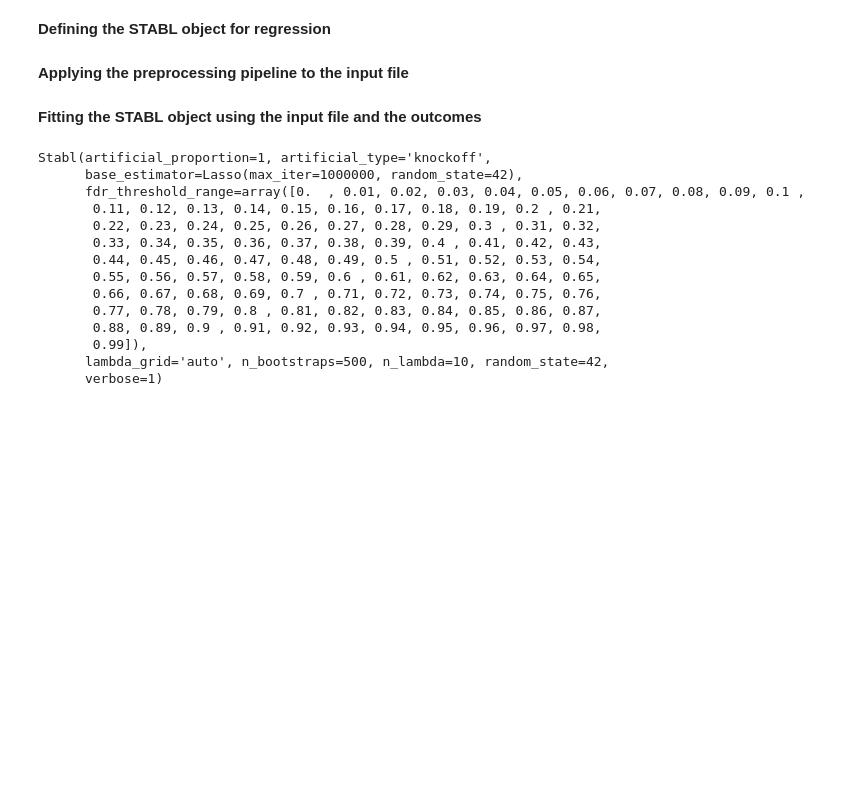
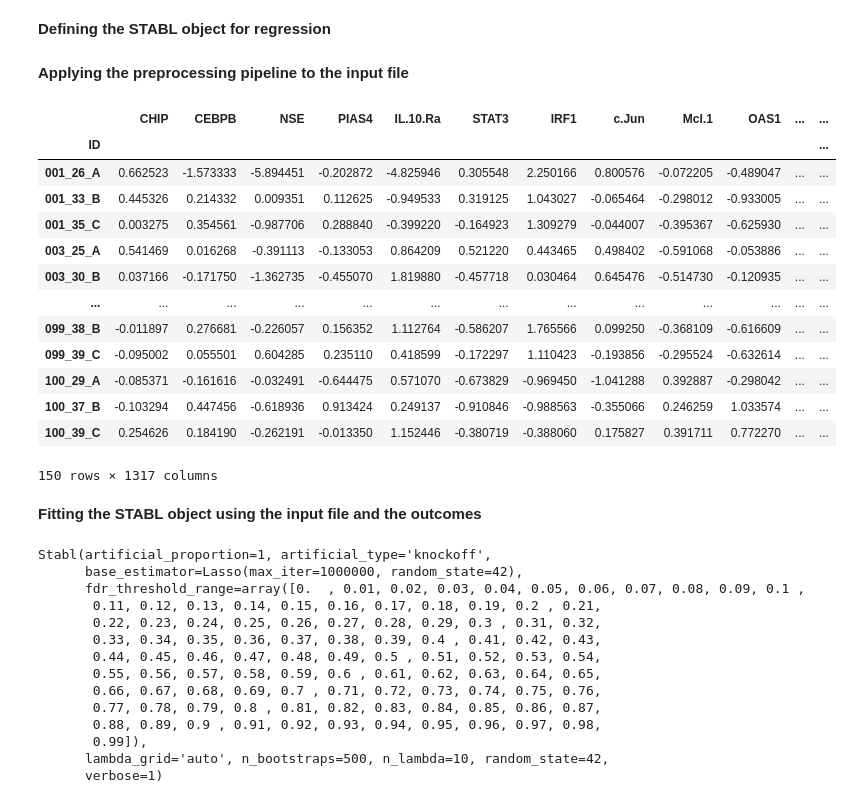
Before and after one commit to gregbellan/Stabl, a Jupyter notebook: Notebook examples/Tutorial Notebook.ipynb, the cells around one changed output. Drawn from its saved outputs; the diff is of its cells as text; code cells hidden in the pictures; blank space fills up the shorter version.

```diff
--- a/Notebook examples/Tutorial Notebook.ipynb
+++ b/Notebook examples/Tutorial Notebook.ipynb
@@ -148,0 +173,2 @@ The python files contains various functions and method to help the user in visua
+# %%
+X_train_ool, X_valid_ool, y_train_ool, y_valid_ool, ids_ool, task_type_ool = data.load_onset_of_labor_cv("../Sample Data/Onset of Labor")
@@ -167,6 +250,23 @@ prot_std = pd.DataFrame(
     index=X_train_ool["Proteomics"].index,
     columns=preprocessing.get_feature_names_out()
 )
+# %%
+prot_std
+# %% [output]
+|  | CHIP | CEBPB | NSE | PIAS4 | IL.10.Ra | STAT3 | IRF1 | c.Jun | Mcl.1 | OAS1 | ... | ... |
+| ID |  |  |  |  |  |  |  |  |  |  |  | ... |
+| 001_26_A | 0.662523 | -1.573333 | -5.894451 | -0.202872 | -4.825946 | 0.305548 | 2.250166 | 0.800576 | -0.072205 | -0.489047 | ... | ... |
+| 001_33_B | 0.445326 | 0.214332 | 0.009351 | 0.112625 | -0.949533 | 0.319125 | 1.043027 | -0.065464 | -0.298012 | -0.933005 | ... | ... |
+| 001_35_C | 0.003275 | 0.354561 | -0.987706 | 0.288840 | -0.399220 | -0.164923 | 1.309279 | -0.044007 | -0.395367 | -0.625930 | ... | ... |
+| 003_25_A | 0.541469 | 0.016268 | -0.391113 | -0.133053 | 0.864209 | 0.521220 | 0.443465 | 0.498402 | -0.591068 | -0.053886 | ... | ... |
+| 003_30_B | 0.037166 | -0.171750 | -1.362735 | -0.455070 | 1.819880 | -0.457718 | 0.030464 | 0.645476 | -0.514730 | -0.120935 | ... | ... |
+| ... | ... | ... | ... | ... | ... | ... | ... | ... | ... | ... | ... | ... |
+| 099_38_B | -0.011897 | 0.276681 | -0.226057 | 0.156352 | 1.112764 | -0.586207 | 1.765566 | 0.099250 | -0.368109 | -0.616609 | ... | ... |
+| 099_39_C | -0.095002 | 0.055501 | 0.604285 | 0.235110 | 0.418599 | -0.172297 | 1.110423 | -0.193856 | -0.295524 | -0.632614 | ... | ... |
+| 100_29_A | -0.085371 | -0.161616 | -0.032491 | -0.644475 | 0.571070 | -0.673829 | -0.969450 | -1.041288 | 0.392887 | -0.298042 | ... | ... |
+| 100_37_B | -0.103294 | 0.447456 | -0.618936 | 0.913424 | 0.249137 | -0.910846 | -0.988563 | -0.355066 | 0.246259 | 1.033574 | ... | ... |
+| 100_39_C | 0.254626 | 0.184190 | -0.262191 | -0.013350 | 1.152446 | -0.380719 | -0.388060 | 0.175827 | 0.391711 | 0.772270 | ... | ... |
+150 rows × 1317 columns
 # %% [markdown]
 **Fitting the STABL object using the input file and the outcomes**
 # %%
```
Also changed, not shown: parts of 17 cells of this notebook, 2 other files.
